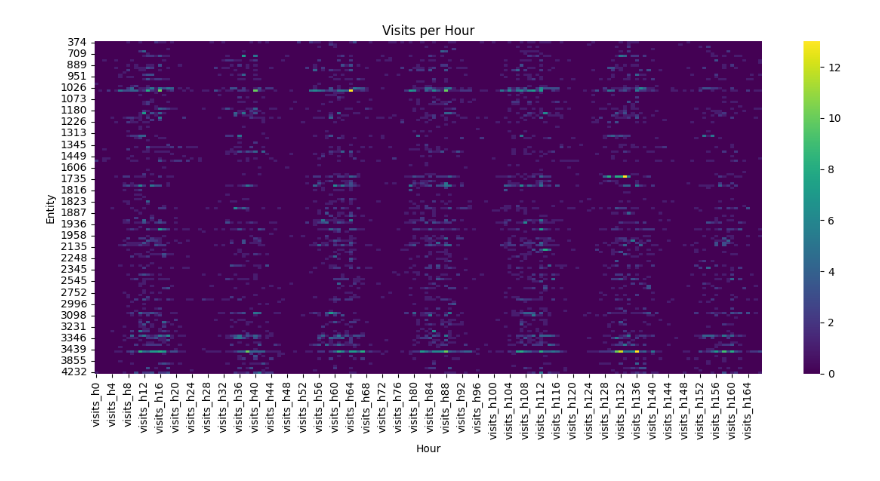
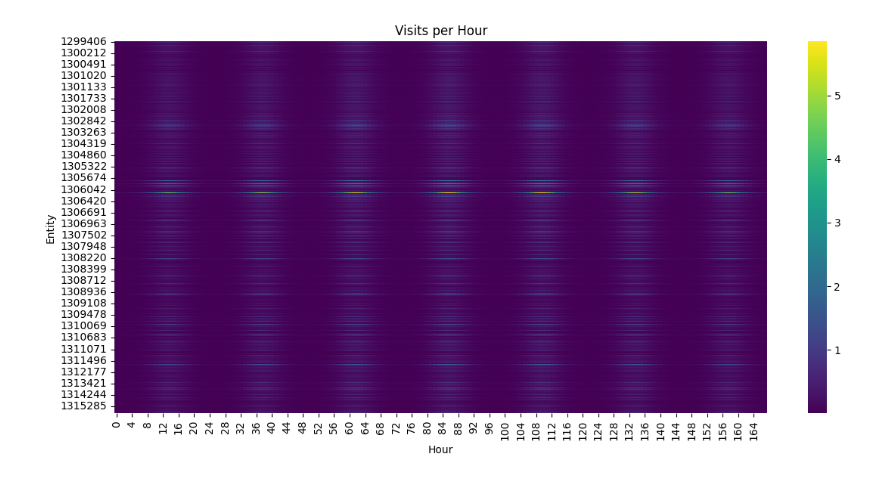
Before and after one commit to BenjaminDalziel/ampnet, a Jupyter notebook: code/fill_nonresidential.ipynb, the cells around one changed output. Cells and saved outputs as stored; diff of their text form; code cells hidden in the pictures.

Commit message:
Add experimental fill nonresidential visits code

```diff
--- a/code/fill_nonresidential.ipynb
+++ b/code/fill_nonresidential.ipynb
@@ -41,0 +147,34 @@ df[visits_cols] = df[visits_cols].apply(
+# %%
+nonres_to_fill = df[df['occ_cls']!= "Residential"][["build_id", "occ_cls", "prim_occ", "sqmeters"]]
+nonres_to_fill['sqmeters'] = nonres_to_fill['sqmeters'].astype("float64")
+# %%
+days = np.arange(7)      # 0-6
+hours = np.arange(24)    # 0-23
+
+time_grid = pd.MultiIndex.from_product(
+    [days, hours],
+    names=['day_of_week', 'hour']
+).to_frame(index=False)
+# %%
+prediction_df = nonres_to_fill.merge(
+    time_grid,
+    how='cross'
+)
+prediction_df['sin_dow'] = np.sin(2*np.pi*prediction_df['day_of_week']/7)
+
+prediction_df['cos_dow'] = np.cos(2*np.pi*prediction_df['day_of_week']/7)
+
+prediction_df['sin_hour'] = np.sin(2*np.pi*prediction_df['hour']/24)
+
+prediction_df['cos_hour'] = np.cos(2*np.pi*prediction_df['hour']/24)
+
+train_levels = set(tr['prim_occ'].unique())
+
+prediction_df['prim_occ'] = prediction_df['prim_occ'].where(
+    prediction_df['prim_occ'].isin(train_levels),
+    'Unclassified'
+)
+# %%
+prediction_df['expected_visits'] = model.predict(prediction_df)
+prediction_df['hour_of_week'] = prediction_df['day_of_week'] * 24 + prediction_df['hour']
+prediction_df
@@ -42,15 +195,18 @@ df[visits_cols] = df[visits_cols].apply(
 # %%
-# Extract just the nonmissing visits data
-visits_data = df[visits_cols].astype(float).dropna()
+matrix = prediction_df.pivot_table(
+    index='build_id',
+    columns='hour_of_week',
+    values='expected_visits',
+    aggfunc='mean'
+)
 
-# Heatmap of raw data
 plt.figure(figsize=(12, 6))
-sns.heatmap(visits_data, cmap='viridis', cbar=True)
+sns.heatmap(matrix, cmap='viridis', cbar=True)
 
 plt.xlabel("Hour")
 plt.ylabel("Entity")
 plt.title("Visits per Hour")
 plt.tight_layout()
 plt.show()
 # %% [output]
-[figure, old version]
+[figure, new version]
```
Also changed, not shown: parts of 27 cells of this notebook.
